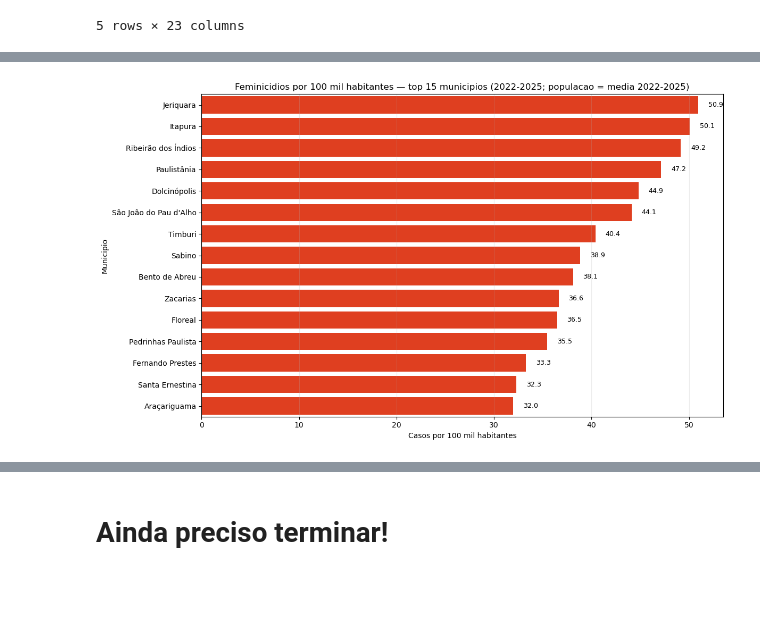
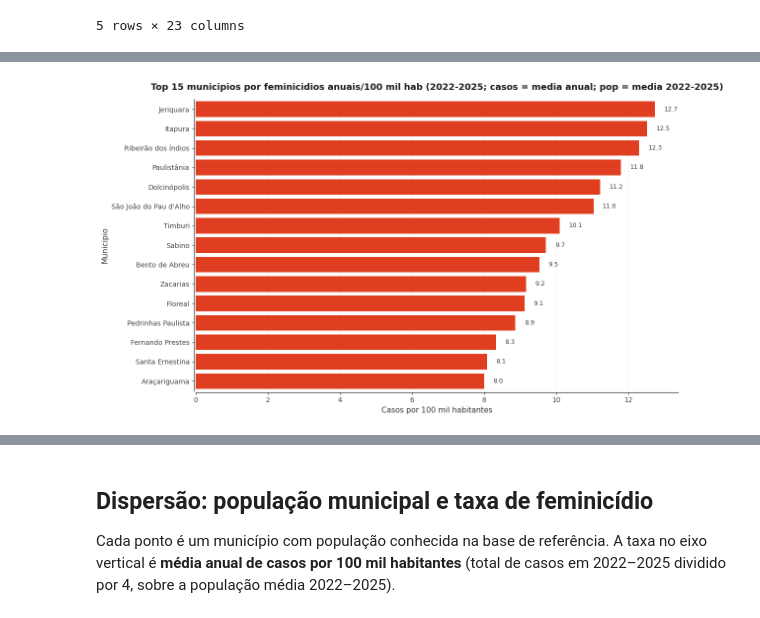
Before and after one commit to felipeal15/Insper_Data-Consilium, a Jupyter notebook: analise_feminicidios_ref.ipynb, the cells around one changed output, grey strips where cells are left out. Cells and saved outputs as stored; diff of their text form; code cells hidden in the pictures; blank space fills up the shorter version.

```diff
--- a/analise_feminicidios_ref.ipynb
+++ b/analise_feminicidios_ref.ipynb
@@ -162,8 +162,10 @@ por_chave = (
     .reset_index(name="QTD_FEMINICIDIOS")
 )
 norm_mun = por_chave.merge(pop_mean, on="municipio_chave", how="left")
+anos_periodo = 4  # 2022-2025
+norm_mun["QTD_FEMINICIDIOS_MEDIA_ANUAL"] = norm_mun["QTD_FEMINICIDIOS"] / anos_periodo
 norm_mun["taxa_100k_hab"] = (
-    norm_mun["QTD_FEMINICIDIOS"] / norm_mun["populacao_media_2022_2025"] * 100_000
+    norm_mun["QTD_FEMINICIDIOS_MEDIA_ANUAL"] / norm_mun["populacao_media_2022_2025"] * 100_000
 )
 
 sem_pop = norm_mun["populacao_media_2022_2025"].isna()
@@ -174,33 +176,33 @@ norm_ok = norm_mun.dropna(subset=["populacao_media_2022_2025"])
 top15_taxa = norm_ok.nlargest(15, "taxa_100k_hab")
 
 fig, ax = plt.subplots(figsize=(12, 7), facecolor="#FFFFFF")
 sns.barplot(
     data=top15_taxa,
     y="municipio",
     x="taxa_100k_hab",
     color=COR_VERMELHO,
     ax=ax,
 )
 estilo_eixos_barra(ax, grid_axis="x")
 ax.set_title(
-    "Feminicidios por 100 mil habitantes — top 15 municipios "
-    "(2022-2025; populacao = media 2022-2025)",
+    "Top 15 municipios por feminicidios anuais/100 mil hab "
+    "(2022-2025; casos = media anual; pop = media 2022-2025)",
     fontsize=13,
     fontweight="semibold",
     color="#1a1a1a",
     pad=14,
 )
 ax.set_xlabel("Casos por 100 mil habitantes", fontsize=11, color="#333333")
 ax.set_ylabel("Municipio", fontsize=11, color="#333333")
 ax.tick_params(axis="both", colors="#444444")
 
 xpad = max(top15_taxa["taxa_100k_hab"]) * 0.02
 for index, value in enumerate(top15_taxa["taxa_100k_hab"]):
     ax.text(value + xpad, index, f"{value:.1f}", va="center", fontsize=9, color="#3a3a3a")
 
 plt.tight_layout()
 plt.show()
 
 top15_taxa
 # %% [output]
-[figure, old version]
+[figure, new version]
@@ -223,3 +225,5 @@ top15_taxa
 # %% [markdown]
-# Ainda preciso terminar!
+## Dispersão: população municipal e taxa de feminicídio
+
+Cada ponto é um município com população conhecida na base de referência. A taxa no eixo vertical é **média anual de casos por 100 mil habitantes** (total de casos em 2022–2025 dividido por 4, sobre a população média 2022–2025).
 # %%
```
Also changed, not shown: parts of 19 cells of this notebook.
